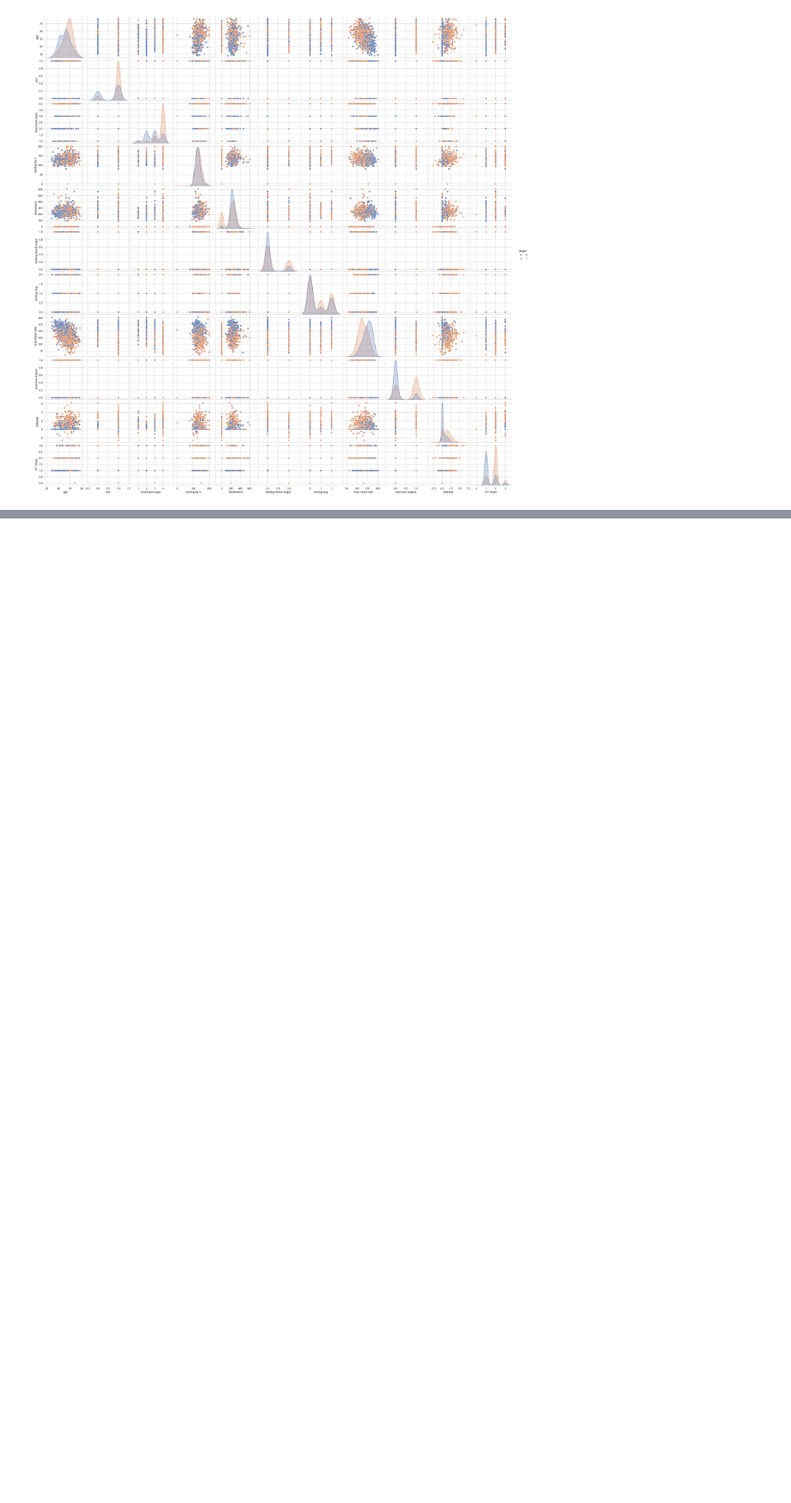
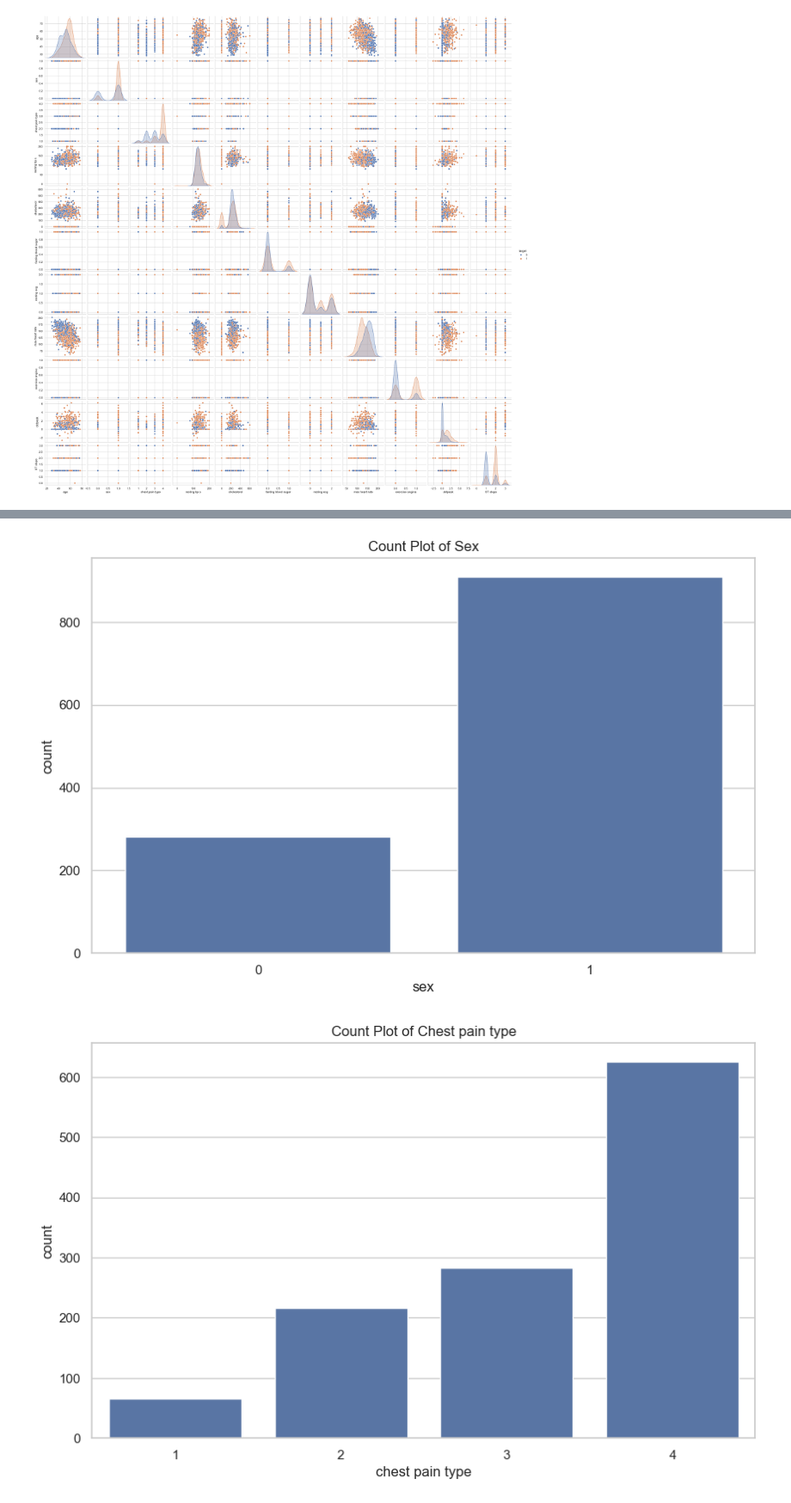
Before and after one commit to VCDN-2024/pdan8411-part-2-talia0404, a Jupyter notebook: PDAN Part 2 Version 3.ipynb, the cells around one changed output, grey strips where cells are left out. Shown at 86% size. Drawn from its saved outputs; the diff is of its cells as text; code cells hidden in the pictures; blank space fills up the shorter version.

```diff
--- a/PDAN Part 2 Version 3.ipynb
+++ b/PDAN Part 2 Version 3.ipynb
@@ -310,0 +335,13 @@ plt.show()
+# %%
+categorical_features = ['sex', 'chest pain type', 'fasting blood sugar', 'resting ecg', 'exercise angina', 'ST slope']
+
+for feature in categorical_features:
+    plt.figure(figsize=(10, 6))
+    sns.countplot(x=feature, data=df_cleaned)
+    plt.title(f'Count Plot of {feature.capitalize()}')
+    plt.show()
+
+    #Geeksforgeeks, 2021
+# %% [output]
+[figure, added]
+[figure, added]
```
Also changed, not shown: parts of 20 cells of this notebook.
